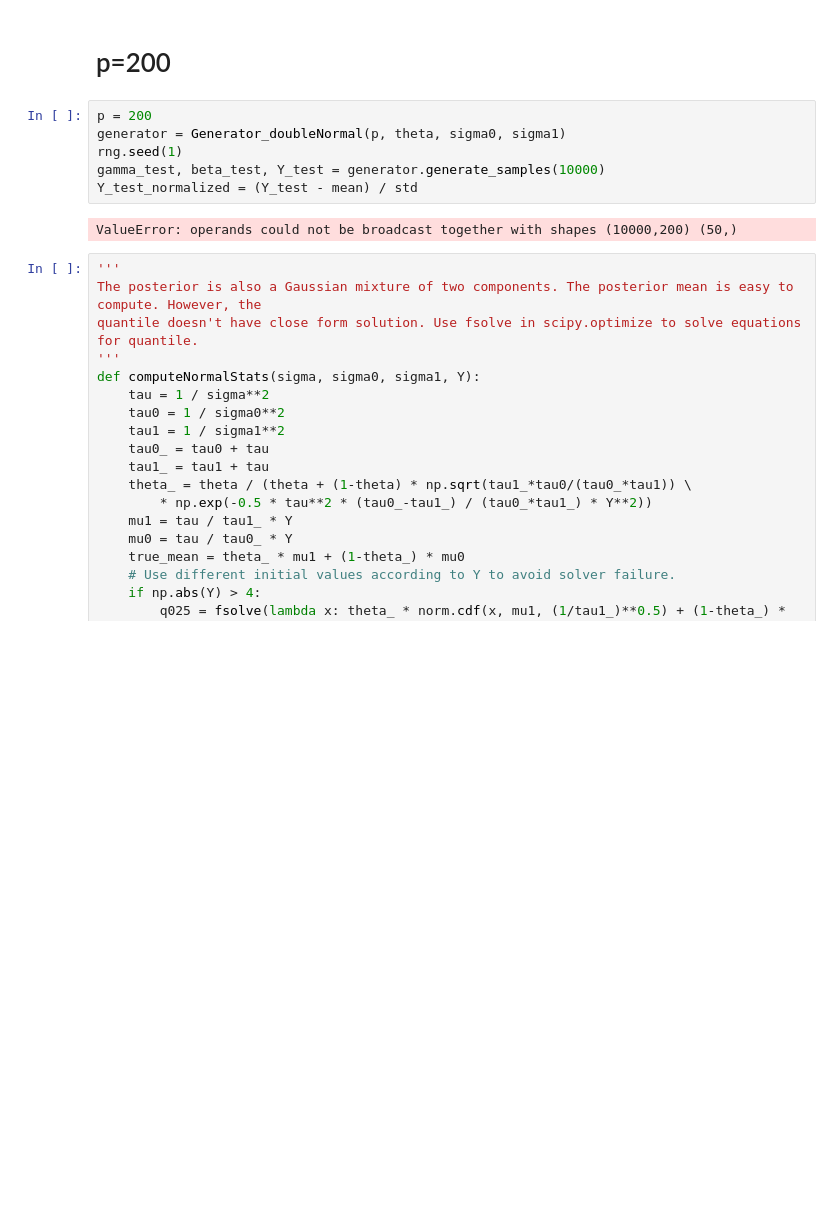
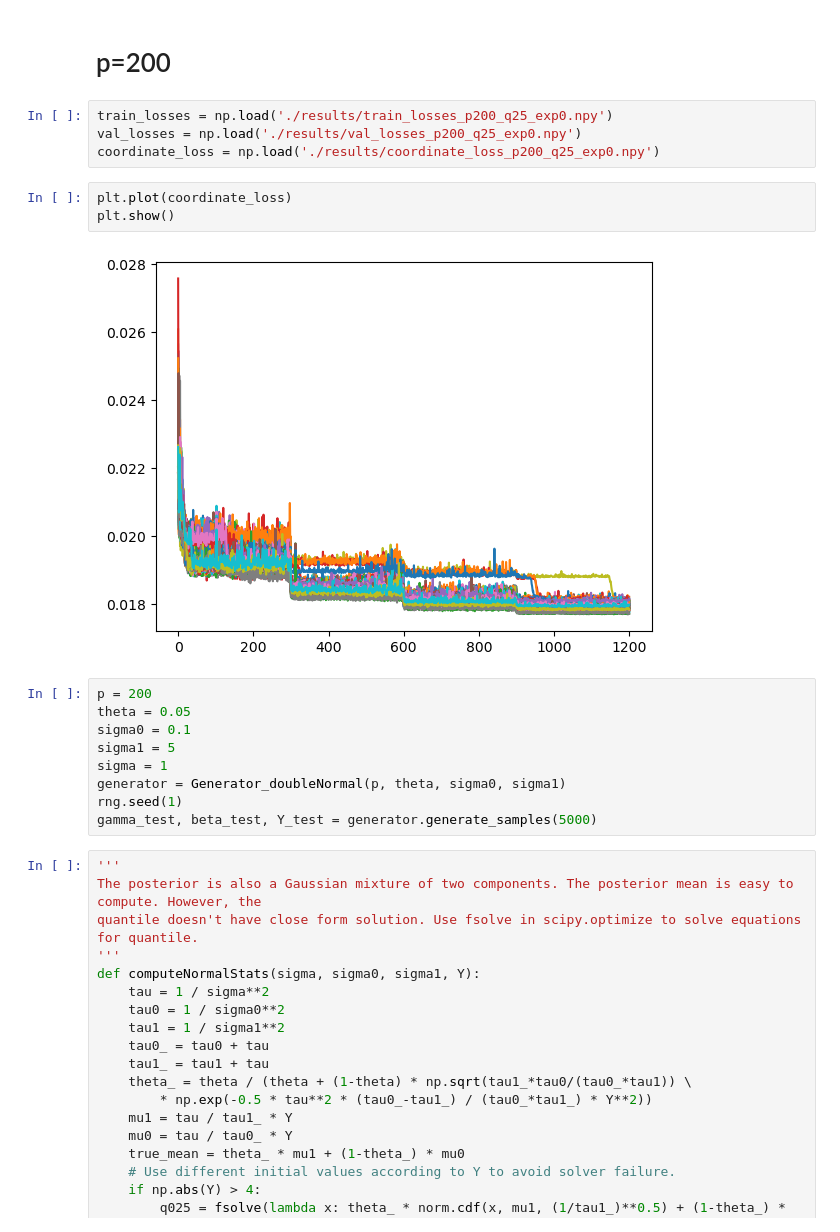
Before and after one commit to glory-99/simulation-based-inference, a Jupyter notebook: res_analysis_x15.ipynb, the cells around one changed output. Cells and saved outputs as stored; diff of their text form; blank space fills up the shorter version.

```diff
--- a/res_analysis_x15.ipynb
+++ b/res_analysis_x15.ipynb
@@ -175,14 +200,24 @@ plt.show()
 [figure]
 # %% [markdown]
 # p=200
+# %%
+train_losses = np.load('./results/train_losses_p200_q25_exp0.npy')
+val_losses = np.load('./results/val_losses_p200_q25_exp0.npy')
+coordinate_loss = np.load('./results/coordinate_loss_p200_q25_exp0.npy')
+# %%
+plt.plot(coordinate_loss)
+plt.show()
+# %% [output]
+[figure, added]
 # %%
 p = 200
+theta = 0.05
+sigma0 = 0.1
+sigma1 = 5
+sigma = 1
 generator = Generator_doubleNormal(p, theta, sigma0, sigma1)
 rng.seed(1)
-gamma_test, beta_test, Y_test = generator.generate_samples(10000)
-Y_test_normalized = (Y_test - mean) / std
+gamma_test, beta_test, Y_test = generator.generate_samples(5000)
-# %% [output]
-ValueError: operands could not be broadcast together with shapes (10000,200) (50,)
 # %%
 '''
 The posterior is also a Gaussian mixture of two components. The posterior mean is easy to compute. However, the
```
Also changed, not shown: parts of 12 cells of this notebook, 5 other files.
